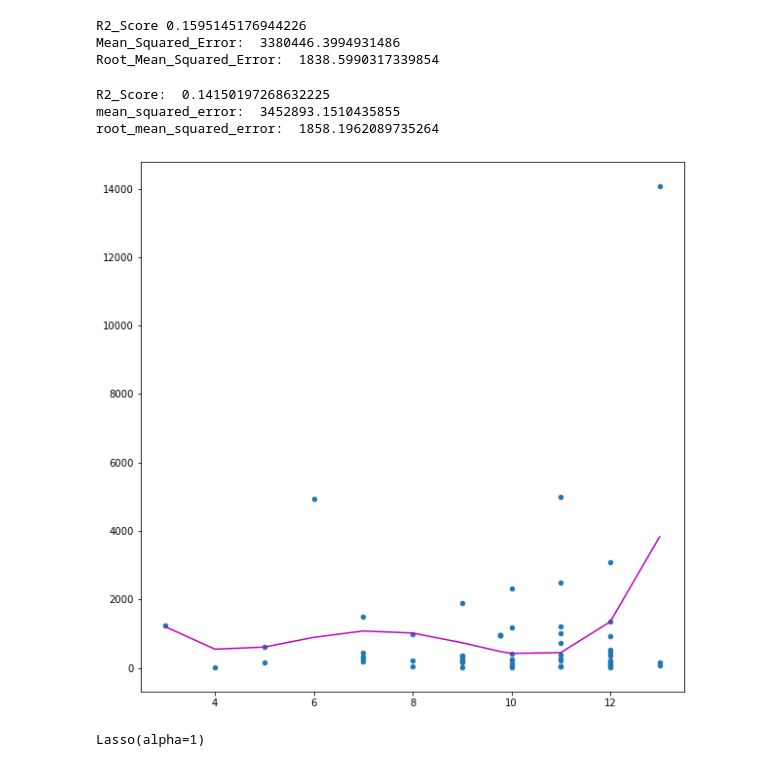
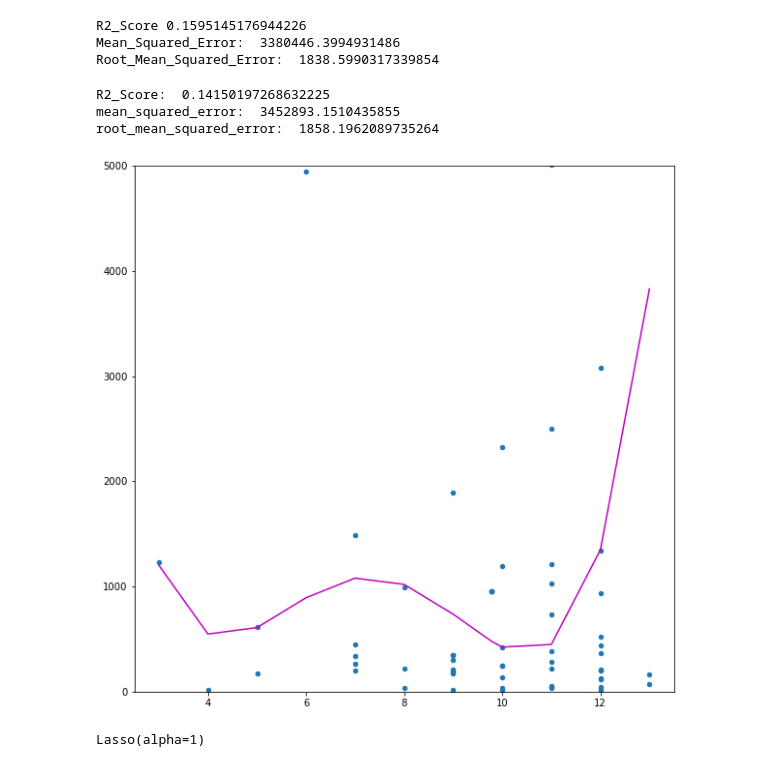
Before and after one commit to bluewallumich/Predicting-Educational-Outcomes, a Jupyter notebook: Milestone II Project v1.ipynb, the cells around one changed output. Cells and saved outputs as stored; diff of their text form; code cells hidden in the pictures.

```diff
--- a/Milestone II Project v1.ipynb
+++ b/Milestone II Project v1.ipynb
@@ -645,34 +641,35 @@ Xpoly = Xpoly.reshape((-1,1))
 ypoly = a_final_frame['avg_2000_2015'].to_numpy()
 
 X_ = PolynomialFeatures(degree=4,include_bias=False).fit_transform(Xpoly)
 poly_model = LinearRegression().fit(X_,ypoly)
 
 y_pred1 = poly_model.predict(X_)
 #print(y_pred)
 
 final_score1 = r2_score(ypoly,y_pred1)
 mean_sqrd_error1 = mean_squared_error(ypoly,y_pred1)
 root_mean_sqrd_error1 = np.sqrt(mean_squared_error(ypoly,y_pred1))
 
 print("R2_Score: ",final_score1)
 print("mean_squared_error: ",mean_sqrd_error1)
 print("root_mean_squared_error: ",root_mean_sqrd_error1)
 
 f = plt.figure()
 f.set_figwidth(10)
 f.set_figheight(10)
+plt.ylim(-1, 5000)
 plt.scatter(Xpoly, ypoly, s=20)
 # sort the values of x before line plot
 sort_axis = operator.itemgetter(0)
 sorted_zip = sorted(zip(Xpoly,y_pred1), key=sort_axis)
 x, y_pred1 = zip(*sorted_zip)
 plt.plot(x, y_pred1, color='m')
 plt.show()
 # %% [output]
 R2_Score:  0.14150197268632225
 mean_squared_error:  3452893.1510435855
 root_mean_squared_error:  1858.1962089735264
-[figure, old version]
+[figure, new version]
 # %%
 ###LASSO REGRESSION
 from sklearn.linear_model import Lasso
```
Also changed, not shown: parts of 7 cells of this notebook.
